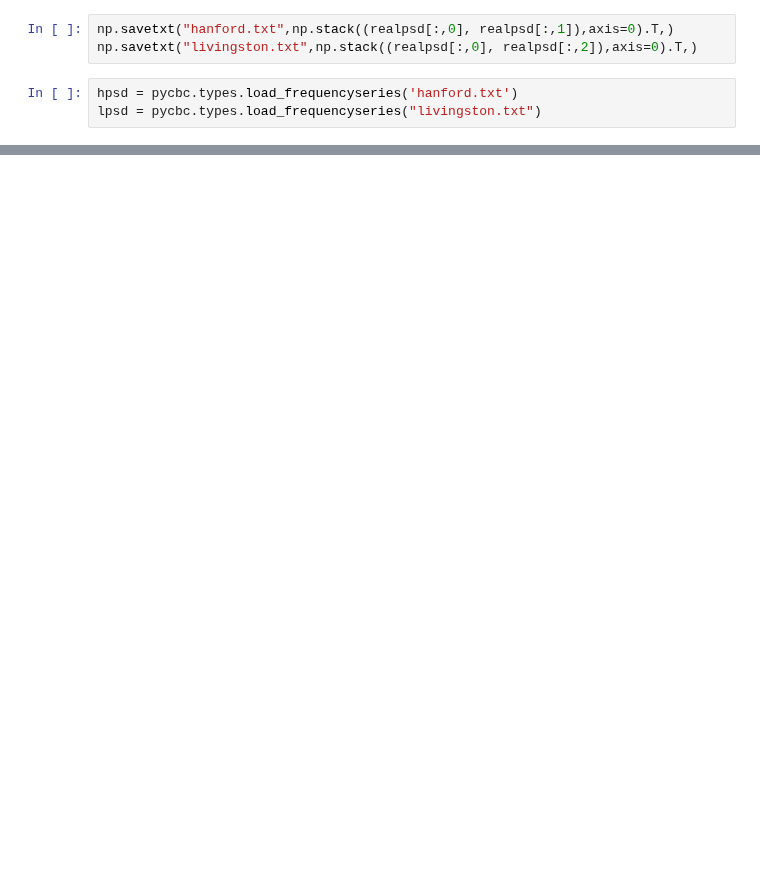
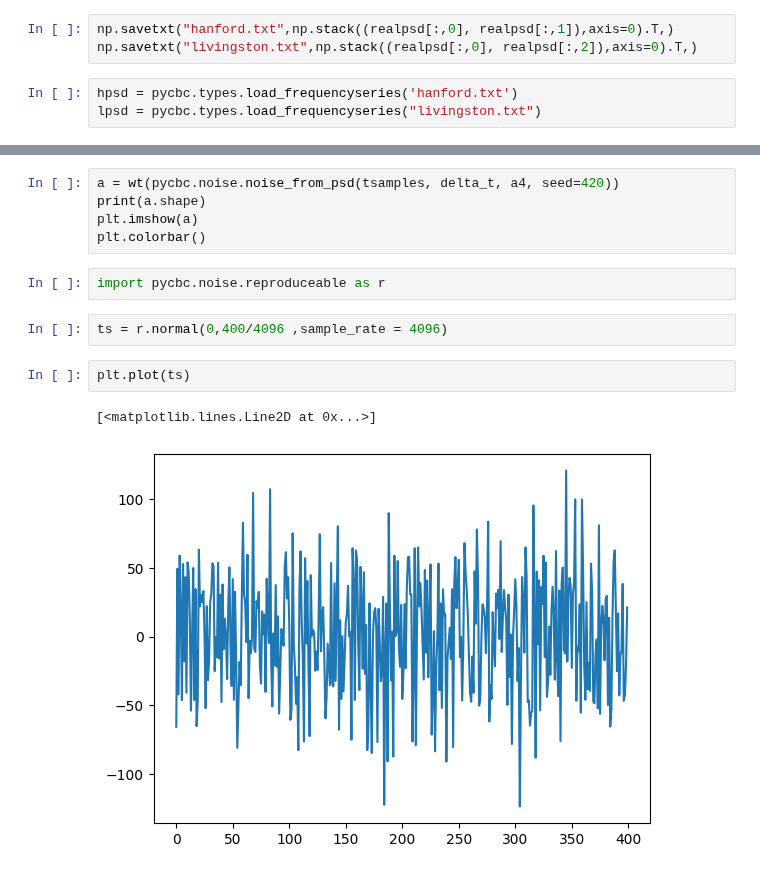
Before and after one commit to aashraychegu/testing_grounds, a Jupyter notebook: testing.ipynb, the cells around one changed output, grey strips where cells are left out. Cells and saved outputs as stored; diff of their text form; blank space fills up the shorter version.

```diff
--- a/testing.ipynb
+++ b/testing.ipynb
@@ -99,0 +168,14 @@ plt.show()
+# %%
+a = wt(pycbc.noise.noise_from_psd(tsamples, delta_t, a4, seed=420))
+print(a.shape)
+plt.imshow(a)
+plt.colorbar()
+# %%
+import pycbc.noise.reproduceable as r
+# %%
+ts = r.normal(0,400/4096 ,sample_rate = 4096)
+# %%
+plt.plot(ts)
+# %% [output]
+[<matplotlib.lines.Line2D at 0x...>]
+[figure, added]
```
Also changed, not shown: parts of 37 cells of this notebook, 7 other files.
